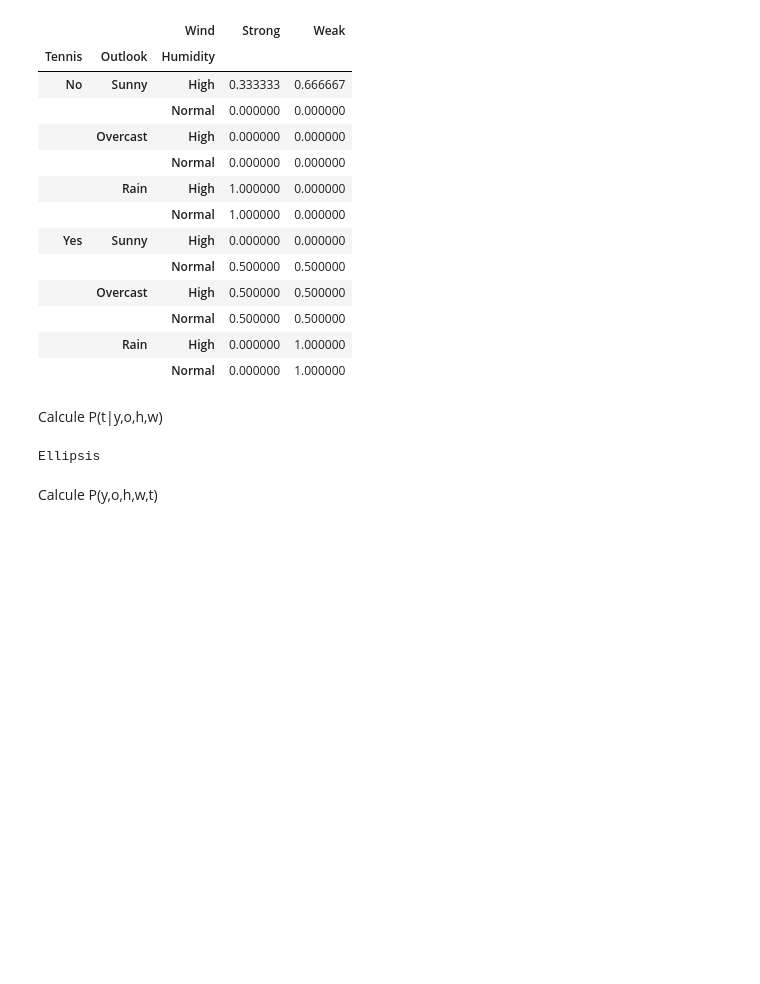
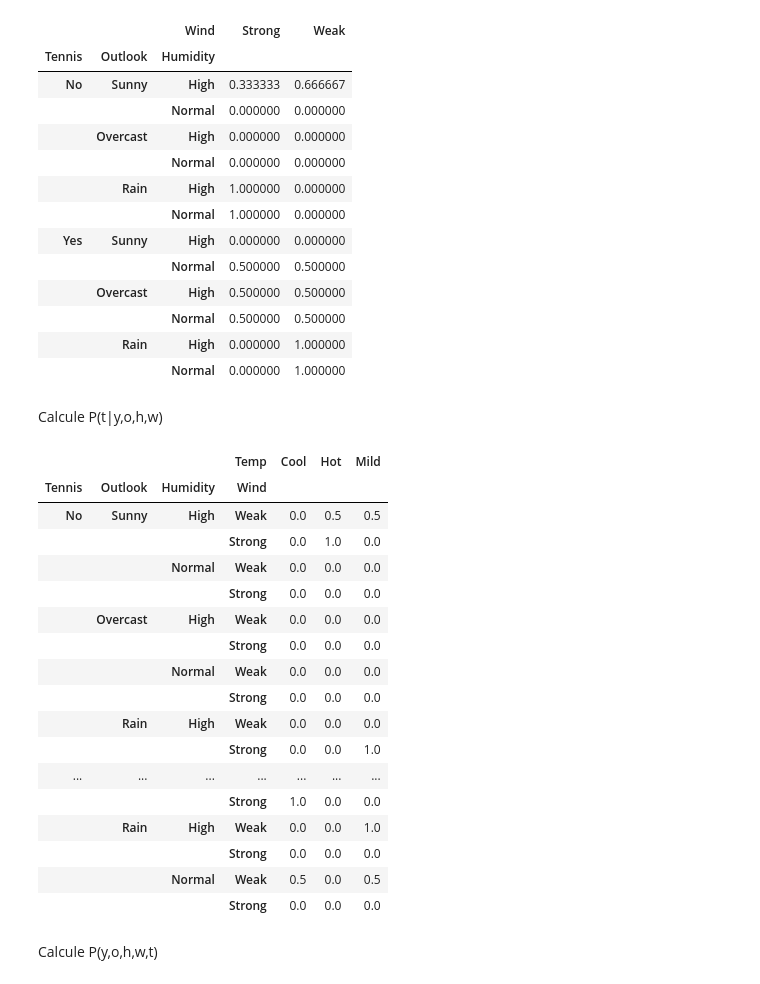
Before and after one commit to rodrigobeniteza/ORT-AI, a Jupyter notebook: AI Generativa/Practicos/Práctico 1/Tennis/Tennis_RB.ipynb, the cells around one changed output. Drawn from its saved outputs; the diff is of its cells as text; code cells hidden in the pictures; blank space fills up the shorter version.

```diff
--- a/AI Generativa/Practicos/Práctico 1/Tennis/Tennis_RB.ipynb
+++ b/AI Generativa/Practicos/Práctico 1/Tennis/Tennis_RB.ipynb
@@ -430,12 +430,36 @@ p_w_yoh
 |  |  | Normal | 0.000000 | 1.000000 |
 # %% [markdown]
 Calcule P(t|y,o,h,w)
-# %%
-p_t_yohw = ...
-p_t_yohw = ...
-p_t_yohw
-# %% [output]
-Ellipsis
+# %%
+p_t_yohw = pd.crosstab([df['Tennis'], df['Outlook'], df['Humidity'], df['Wind']], df['Temp'])
+w_values = list(X['Wind'].unique())
+
+full_index = pd.MultiIndex.from_product([yvalues, xvalues, hvalues, w_values], names=['Tennis', 'Outlook', 'Humidity', 'Wind'])
+p_t_yohw = p_t_yohw.reindex(full_index)
+
+p_t_yohw = p_t_yohw.div(p_t_yohw.sum(axis=1), axis=0)
+p_t_yohw = p_t_yohw.fillna(0)
+
+p_t_yohw
+# %% [output]
+|  |  |  | Temp | Cool | Hot | Mild |
+| Tennis | Outlook | Humidity | Wind |  |  |  |
+| No | Sunny | High | Weak | 0.0 | 0.5 | 0.5 |
+|  |  |  | Strong | 0.0 | 1.0 | 0.0 |
+|  |  | Normal | Weak | 0.0 | 0.0 | 0.0 |
+|  |  |  | Strong | 0.0 | 0.0 | 0.0 |
+|  | Overcast | High | Weak | 0.0 | 0.0 | 0.0 |
+|  |  |  | Strong | 0.0 | 0.0 | 0.0 |
+|  |  | Normal | Weak | 0.0 | 0.0 | 0.0 |
+|  |  |  | Strong | 0.0 | 0.0 | 0.0 |
+|  | Rain | High | Weak | 0.0 | 0.0 | 0.0 |
+|  |  |  | Strong | 0.0 | 0.0 | 1.0 |
+| ... | ... | ... | ... | ... | ... | ... |
+|  |  |  | Strong | 1.0 | 0.0 | 0.0 |
+|  | Rain | High | Weak | 0.0 | 0.0 | 1.0 |
+|  |  |  | Strong | 0.0 | 0.0 | 0.0 |
+|  |  | Normal | Weak | 0.5 | 0.0 | 0.5 |
+|  |  |  | Strong | 0.0 | 0.0 | 0.0 |
 # %% [markdown]
 Calcule P(y,o,h,w,t)
 # %%
```
Also changed, not shown: parts of 4 cells of this notebook.
